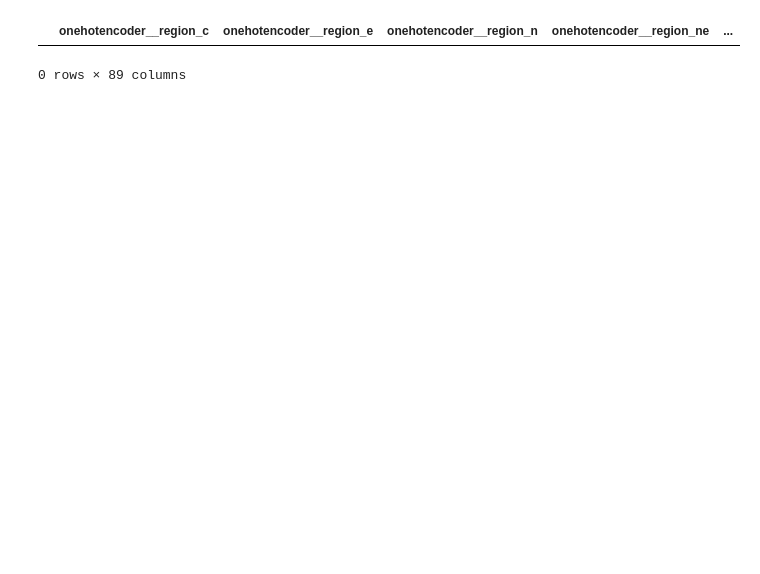
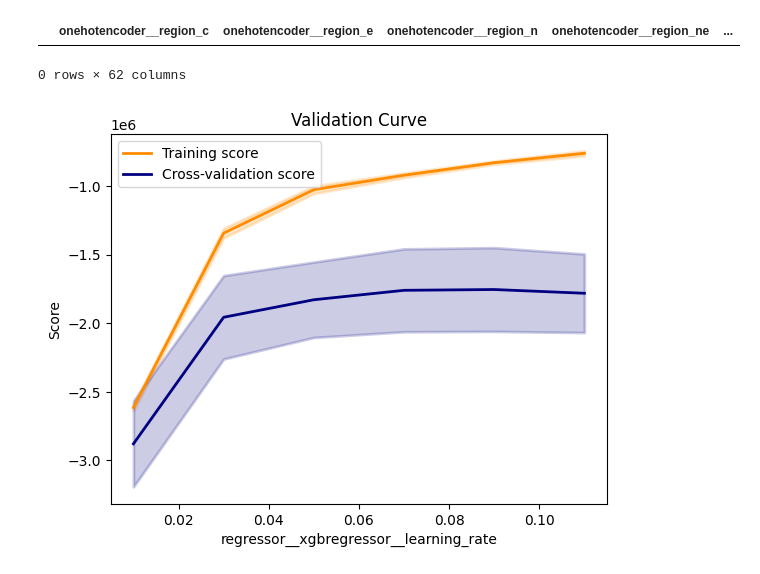
Before and after one commit to coby9241/cs5228-project, a Jupyter notebook: task1/Task1_Soedar-5-Tuning-2.ipynb, the cells around one changed output. Saved outputs shown, nothing was run; the diff lists cells and outputs as text; code cells hidden in the pictures; blank space fills up the shorter version.

```diff
--- a/task1/Task1_Soedar-5-Tuning-2.ipynb
+++ b/task1/Task1_Soedar-5-Tuning-2.ipynb
@@ -80,6 +80,34 @@ drop_columns = initial_drop_columns + [
     'subzone',
     'lat',
     'lng',
+
+    'tenure_low_year',
+    'floor_level_ground',
+    'floor_level_high',
+    'floor_level_low',
+    'floor_level_mid',
+    'floor_level_penthouse',
+    'floor_level_top',
+    'furnishing_partial',
+    'furnishing_unfurnished',
+    'furnishing_unspecified',
+    'line_cc',
+    'line_ce',
+    'line_cg',
+    'line_dt',
+    'line_ew',
+    'line_ne',
+    'line_ns',
+    'line_te',
+    'gep_pri_sch_within_1km',
+    'gep_pri_sch_within_1km_2km',
+    'gep_pri_sch_outside_2km',
+    'pri_sch_within_500m',
+    'pri_sch_outside_500m',
+    'cc_type_BN',
+    'cc_type_CR',
+    'cc_type_IEBP',
+    'cc_type_IHL'
 ]
 # %%
 # Prepare training data set
@@ -120,7 +148,7 @@ t_X_train = transform_data(X_train)
 t_X_train[t_X_train.isna().any(axis=1)]
 # %% [output]
 |  | onehotencoder__region_c | onehotencoder__region_e | onehotencoder__region_n | onehotencoder__region_ne | ... |
-0 rows × 89 columns
+0 rows × 62 columns
 # %%
 def plot_validation(regr, X, y, param_name, param_range):
     train_scores, test_scores = validation_curve(regr, X, y, param_name=param_name, scoring=rmse_scorer(), param_range=param_range)
@@ -168,3 +196,5 @@ regr_pca = ttr(make_pipeline(ct, StandardScaler(), KNNImputer(), PCA(), xgb.XGBR
 # %%
 %%time
-plot_validation(regr, X_train, y_train, 'regressor__xgbregressor__learning_rate', [0.01, 0.03, 0.05, 0.07, 0.09])
+plot_validation(regr, X_train, y_train, 'regressor__xgbregressor__learning_rate', [0.01, 0.03, 0.05, 0.07, 0.09, 0.11])
+# %% [output]
+[figure, added]
```
Also changed, not shown: parts of 13 cells of this notebook, 8 other files.
